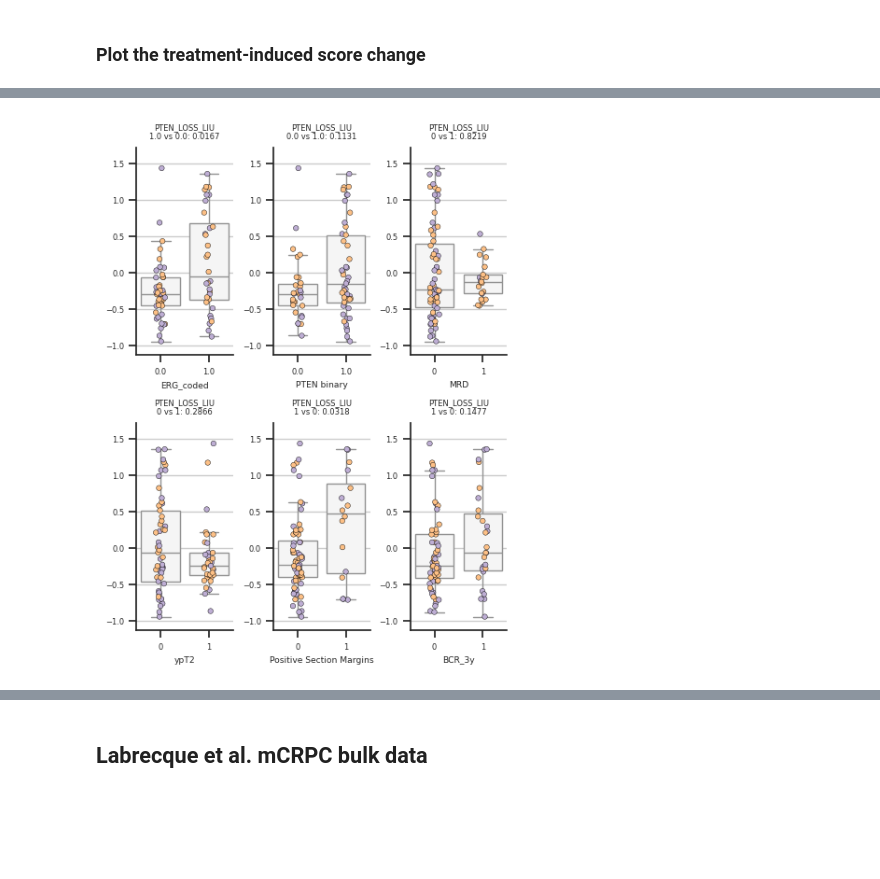
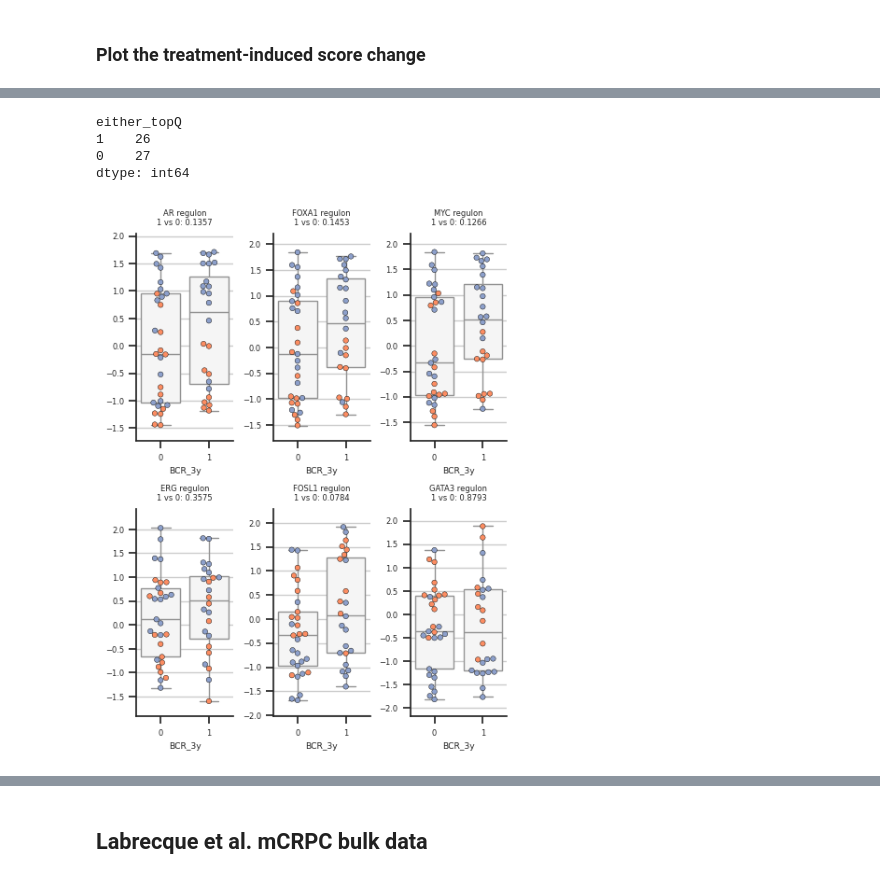
Before and after one commit to akiviaho/prostate_cancer_plasticity, a Jupyter notebook: ARNEO_enrichment_analysis.ipynb, the cells around one changed output, grey strips where cells are left out. Cells and saved outputs as stored; diff of their text form; code cells hidden in the pictures; blank space fills up the shorter version.

```diff
--- a/ARNEO_enrichment_analysis.ipynb
+++ b/ARNEO_enrichment_analysis.ipynb
@@ -222,10 +215,17 @@ arneo_scoring_data = dat.copy()
-# %%
-dat = dat[dat['TRT_GROUP'] == 'treatment-naive']
-#dat
 # %%
 ## Add clinical data
 
 arneo_clinical = pd.read_excel('/home/ak431480/ARNEO DATABASE_ONCO_FINAL.xlsx',index_col='PatientNumber')
 arneo_clinical.index = arneo_clinical.index.astype(str).str.replace('32','ARN')
 arneo_clinical.index = arneo_clinical.index.astype(str).str.replace('ARN0ARN','ARN032')
-dat_with_clinical = pd.merge(dat,arneo_clinical,left_index=True,right_index=True)
+
+# Add cell fractions from DWLS deconvolution analysis
+arneo_cell_fractions = pd.read_pickle('/home/ak431480/cell_type_proportions_20260223.pkl')
+arneo_cell_fractions = arneo_cell_fractions * 100
+arneo_cell_fractions.columns = [c + ' pct' for c in arneo_cell_fractions.columns]
+
+arneo_clinical = pd.merge(arneo_clinical,arneo_cell_fractions,left_index=True,right_index=True,how='left')
+
+dat_with_clinical = pd.merge(dat,arneo_clinical,left_index=True,right_index=True,how = 'outer')
+
+dat_with_clinical['ypT stage'] = pd.Categorical(dat_with_clinical['ypT2'].map({1:'ypT2',0:'ypT3/4'}),categories=['ypT2','ypT3/4'])
@@ -443,14 +793,30 @@ plt.clf()
+# %%
+crosstab_df.sum(axis=1)
+# %% [output]
+either_topQ
+1    26
+0    27
+dtype: int64
 # %%
-valid_cat = ['adt','adt_apa'] # 'adt',
-plot_data = dat_with_clinical[dat_with_clinical['TRT_GROUP'].isin(valid_cat)].copy()
-#plot_data = plot_data[plot_data['ERG_coded'] == 1].copy()
+signatures = ['AR regulon',
+    'FOXA1 regulon',
+    'MYC regulon',
+    'ERG regulon',
+    'FOSL1 regulon',
+    'GATA3 regulon',
+    ]
+cat = 'BCR_3y'
 
-sns.set_theme(style='white', palette = 'Accent' , font_scale=0.55,rc={
+
+plot_data = dat_treated_with_clinical.copy()
+plot_data = plot_data[plot_data['ypT2'] == 0].copy()
+
+pal = sns.color_palette('Set2')
+pal = sns.color_palette([pal[2], pal[1]])
+sns.set_theme(style='white', palette=pal, font_scale=0.55, rc={
     'xtick.bottom': True,
-    'ytick.left': True})
-
-signature = 'PTEN_LOSS_LIU'#'PSA at Biopsy'#'HALLMARK_TNFA_SIGNALING_VIA_NFKB'#'Duct luminal'#'TISS'
-categories = ['ERG_coded','PTEN binary','MRD','ypT2','Positive Section Margins','BCR_3y']
+    'ytick.left': True
+})
 
 
 #num_modules = len(modules)
@@ -459,38 +825,38 @@ num_rows = int(np.ceil(4 / num_cols))
 
 fig, axs = plt.subplots(num_rows, num_cols, figsize=(num_cols * 1.5, num_rows * 3))
 
-for idx, cat in enumerate(categories):
+for idx, signature in enumerate(signatures):
     row = idx // num_cols
     col = idx % num_cols
     ax = axs[row, col]
 
     sns.boxplot(data=plot_data, x=cat, y=signature,color='whitesmoke', fliersize=0, ax=ax)
-    sns.stripplot(data=plot_data, x=cat, y=signature, hue='TRT_GROUP', s=4, edgecolor='black', linewidth=0.3, legend=False, ax=ax)
+    sns.swarmplot(data=plot_data, x=cat, y=signature, hue='TRT_GROUP', s=4, edgecolor='black', linewidth=0.3, legend=False, ax=ax)
 
 
     # Mann-Whitney U pairwise comparisons
     group_names = plot_data[cat].unique()
     mw_pvals = []
     for g1, g2 in combinations(group_names, 2):
         data1 = plot_data[plot_data[cat] == g1][signature].dropna()
         data2 = plot_data[plot_data[cat] == g2][signature].dropna()
         if len(data1) > 0 and len(data2) > 0:
             _, mw_pval = mannwhitneyu(data1, data2, alternative='two-sided')
             mw_pvals.append(f"{g1} vs {g2}: {mw_pval:.4f}")
 
     #ax.set_xlabel('')
     ax.spines[['top','right']].set_visible(False)
     ax.set_ylim(plot_data[signature].min() * 1.2, plot_data[signature].max() * 1.2)
 
     mw_text = "\n".join(mw_pvals)
     ax.set_title(f'{signature}\n{mw_text}', fontsize=6)
     #ax.set_title(f'{signature}', fontsize=6)
     ax.set_ylabel('')
     #ax.set_xticklabels(['naïve', 'ADT', 'ADT+APA'])
 
     ax.grid(axis='y')
 plt.tight_layout()
 #plt.savefig('plots/aa_arneo_signature_boxplots.pdf')
 plt.show()
 # %% [output]
-[figure, old version]
+[figure, new version]
```
Also changed, not shown: parts of 79 cells of this notebook.
